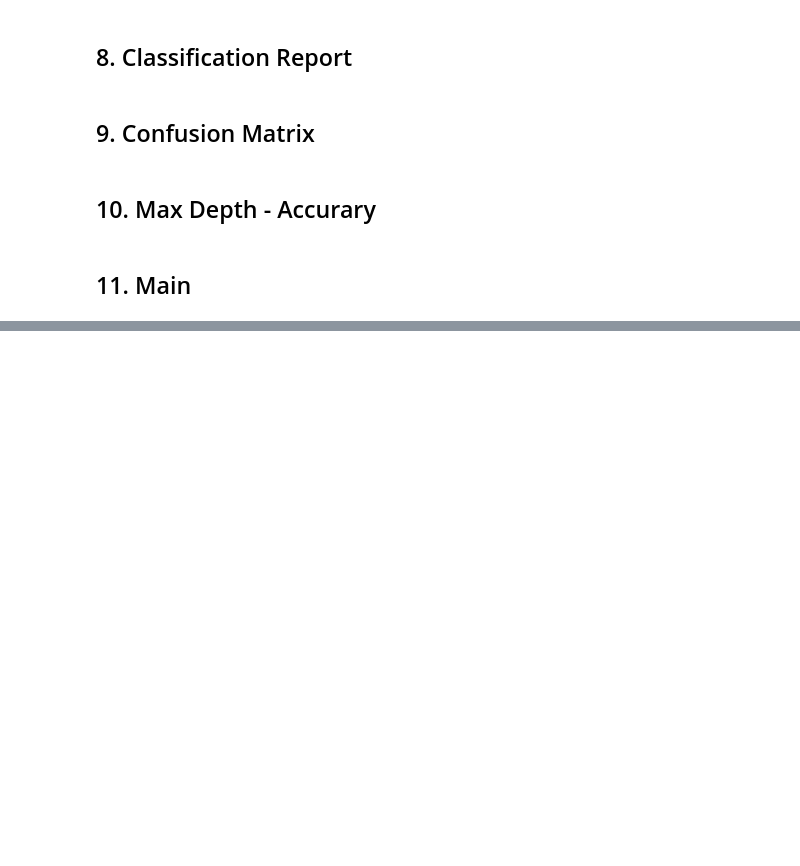
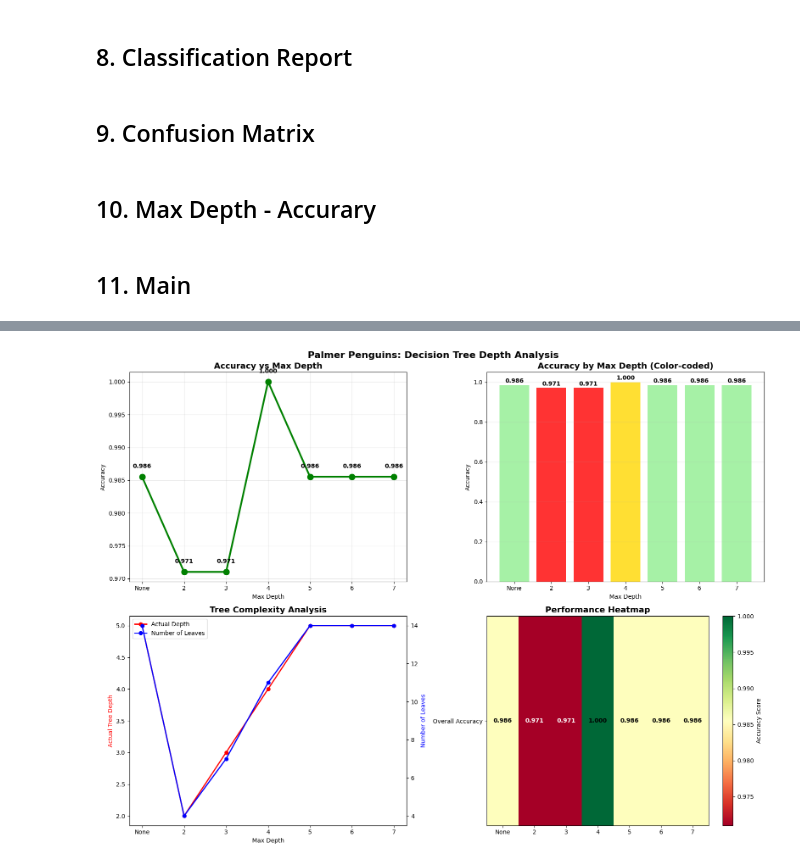
Before and after one commit to LTVINH24/CSTTNTPROJECT2, a Jupyter notebook: notebooks/palmer_penguins_notebook.ipynb, the cells around one changed output, grey strips where cells are left out. Cells and saved outputs as stored; diff of their text form; code cells hidden in the pictures; blank space fills up the shorter version.

Commit message:
Visualization

```diff
--- a/notebooks/palmer_penguins_notebook.ipynb
+++ b/notebooks/palmer_penguins_notebook.ipynb
@@ -191,0 +400,92 @@ weighted avg       0.97      0.97      0.97       207
+# %%
+def create_comprehensive_penguins_visualization():
+    """Create comprehensive visualization charts for Palmer Penguins depth analysis."""
+
+    display(Markdown("### Comprehensive Analysis Charts - Palmer Penguins"))
+
+    # Extract data for plotting
+    depths = [None, 2, 3, 4, 5, 6, 7]
+    depth_labels = ['None', '2', '3', '4', '5', '6', '7']
+
+    # Get accuracies from results
+    accuracies = [row['accuracy'] for _, row in penguins_results_table.iterrows()]
+
+    # Create 2x2 subplot layout
+    fig, ((ax1, ax2), (ax3, ax4)) = plt.subplots(2, 2, figsize=(16, 12))
+    fig.suptitle('Palmer Penguins: Decision Tree Depth Analysis', fontsize=16, fontweight='bold')
+
+    # 1. Line plot with markers
+    ax1.plot(range(len(depths)), accuracies, 'go-', linewidth=3, markersize=10)
+    ax1.set_xticks(range(len(depths)))
+    ax1.set_xticklabels(depth_labels)
+    ax1.set_title('Accuracy vs Max Depth', fontsize=14, fontweight='bold')
+    ax1.set_xlabel('Max Depth')
+    ax1.set_ylabel('Accuracy')
+    ax1.grid(True, alpha=0.3)
+
+    # Add annotations
+    for i, acc in enumerate(accuracies):
+        ax1.annotate(f'{acc:.3f}', (i, acc), textcoords="offset points",
+                    xytext=(0,15), ha='center', fontweight='bold')
+
+    # 2. Bar chart with color coding
+    colors = ['red' if acc == min(accuracies) else 'gold' if acc == max(accuracies) else 'lightgreen'
+              for acc in accuracies]
+    bars = ax2.bar(range(len(depths)), accuracies, color=colors, alpha=0.8)
+    ax2.set_xticks(range(len(depths)))
+    ax2.set_xticklabels(depth_labels)
+    ax2.set_title('Accuracy by Max Depth (Color-coded)', fontsize=14, fontweight='bold')
+    ax2.set_xlabel('Max Depth')
+    ax2.set_ylabel('Accuracy')
+    ax2.grid(True, axis='y', alpha=0.3)
+
+    # Add value labels on bars
+    for i, (bar, acc) in enumerate(zip(bars, accuracies)):
+        ax2.text(bar.get_x() + bar.get_width()/2, bar.get_height() + 0.005,
+                f'{acc:.3f}', ha='center', va='bottom', fontweight='bold')
+
+    # 3. Tree complexity analysis
+    tree_depths = [penguins_trained_models[d].tree_.max_depth for d in depths]
+    n_leaves = [penguins_trained_models[d].tree_.n_leaves for d in depths]
+
+    ax3_twin = ax3.twinx()
+    line1 = ax3.plot(range(len(depths)), tree_depths, 'ro-', label='Actual Depth', linewidth=2)
+    line2 = ax3_twin.plot(range(len(depths)), n_leaves, 'bo-', label='Number of Leaves', linewidth=2)
+
+    ax3.set_xticks(range(len(depths)))
+    ax3.set_xticklabels(depth_labels)
+    ax3.set_title('Tree Complexity Analysis', fontsize=14, fontweight='bold')
+    ax3.set_xlabel('Max Depth')
+    ax3.set_ylabel('Actual Tree Depth', color='red')
+    ax3_twin.set_ylabel('Number of Leaves', color='blue')
+
+    # Combine legends
+    lines1, labels1 = ax3.get_legend_handles_labels()
+    lines2, labels2 = ax3_twin.get_legend_handles_labels()
+    ax3.legend(lines1 + lines2, labels1 + labels2, loc='upper left')
+
+    # 4. Species-wise performance heatmap simulation
+    # Create a performance matrix (simulated for visualization)
+    performance_data = np.array(accuracies).reshape(1, -1)
+    im = ax4.imshow(performance_data, cmap='RdYlGn', aspect='auto')
+    ax4.set_xticks(range(len(depths)))
+    ax4.set_xticklabels(depth_labels)
+    ax4.set_yticks([0])
+    ax4.set_yticklabels(['Overall Accuracy'])
+    ax4.set_title('Performance Heatmap', fontsize=14, fontweight='bold')
+
+    # Add colorbar
+    cbar = plt.colorbar(im, ax=ax4)
+    cbar.set_label('Accuracy Score')
+
+    # Add text annotations
+    for i in range(len(depths)):
+        ax4.text(i, 0, f'{accuracies[i]:.3f}', ha='center', va='center',
+                fontweight='bold', color='white' if accuracies[i] < np.mean(accuracies) else 'black')
+
+    plt.tight_layout()
+    plt.show()
+
+# Create comprehensive visualization
+create_comprehensive_penguins_visualization()
+# %% [output]
@@ -191,0 +493 @@ weighted avg       0.97      0.97      0.97       207
+[figure, added]
```
Also changed, not shown: parts of 12 cells of this notebook, 2 other files.
